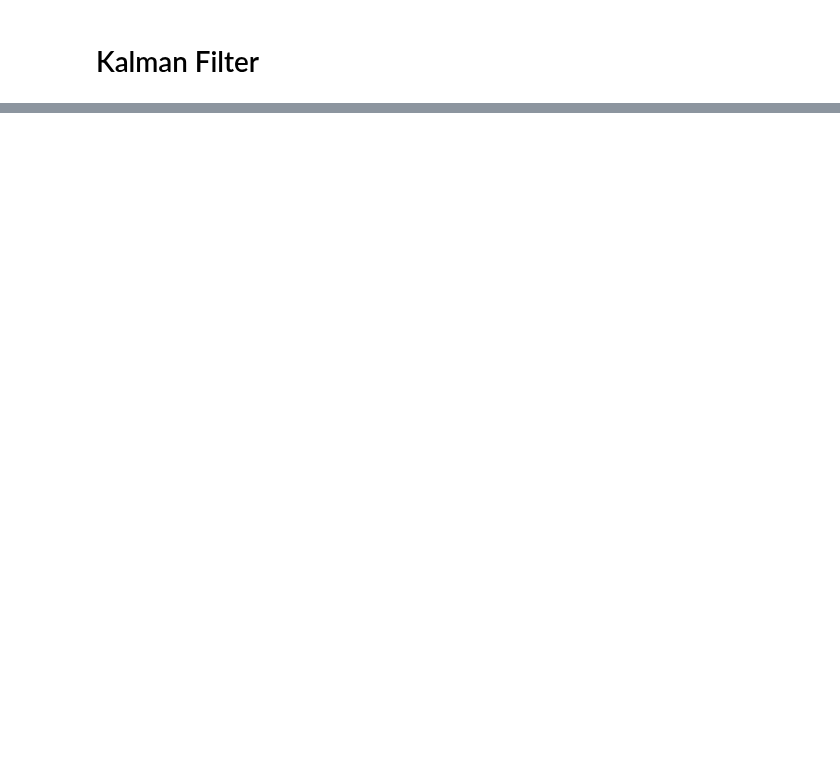
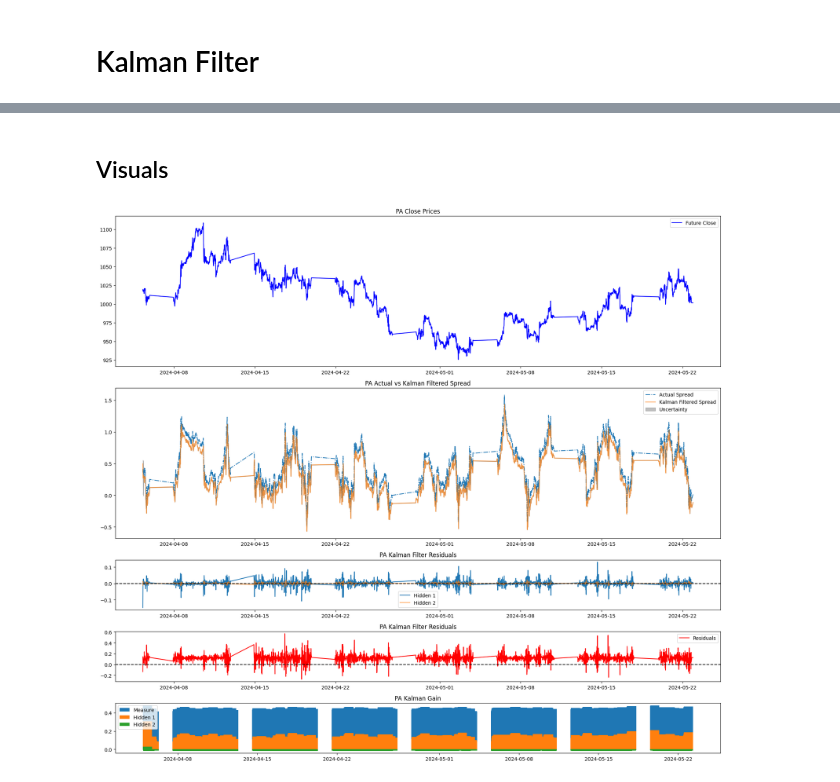
Before and after one commit to adamd1985/intra_day_futures_arb, a Jupyter notebook: ta_stat_model.ipynb, the cells around one changed output, grey strips where cells are left out. Saved outputs shown, nothing was run; the diff lists cells and outputs as text; code cells hidden in the pictures; blank space fills up the shorter version.

```diff
--- a/ta_stat_model.ipynb
+++ b/ta_stat_model.ipynb
@@ -90,3 +111,3 @@ plt.show()
 # %%
-target_fut_df = futs_df[[f"{TARGET_FUT}_Close"]]
+target_fut_df = futs_df[[f"{TARGET_FUT}_Close", f"{TARGET_FUT}_Volume"]]
 target_fut_df
@@ -390,0 +200,9 @@ plt.show()
+# %%
+from signals import signal_bollinger_bands
+
+window = abs(HALF_LIFE)
+bb_df = signal_bollinger_bands(target_fut_df, f"{TARGET_FUT}_Close", window=window, std_factor=2.0)
+spread = bb_df["%B"].bfill().ffill()
+volumes = target_fut_df[f"{TARGET_FUT}_Volume"].to_numpy() # Keep uncertainty unscaled, i want it to impact more.
+
+assert not np.isnan(spread).any() and not np.isnan(volumes).any()
@@ -390,0 +384,45 @@ plt.show()
+# %% [markdown]
+## Visuals
+# %%
+import matplotlib.pyplot as plt
+
+fig, axs = plt.subplots(5, gridspec_kw={'height_ratios': [3, 3, 1, 1, 1]}, figsize=(18, 16))
+
+# Plot the future's close prices
+axs[0].plot(futs_df.index[-len(results['X']):], futs_df[f'{TARGET_FUT}_Close'].tail(len(results['X'])), label='Future Close', color='blue')
+axs[0].set_title(f'{TARGET_FUT} Close Prices')
+axs[0].legend()
+
+# Plot the actual vs filtered observables with uncertainty tunnel
+axs[1].plot(results.index, results['X'], label='Actual Spread', linestyle="-.")
+axs[1].plot(results.index, results['Filtered_X'], label='Kalman Filtered Spread', alpha=0.7)
+axs[1].fill_between(results.index, results['Filtered_X'] - results['Uncertainty'],
+                    results['Filtered_X'] + results['Uncertainty'],
+                    color='gray', alpha=0.5, label='Uncertainty')
+axs[1].set_title(f'{TARGET_FUT} Actual vs Kalman Filtered Spread')
+axs[1].legend()
+
+# Plot the residuals
+axs[2].plot(results.index, results['Z1'], label='Hidden 1')
+axs[2].plot(results.index, results['Z2'], label='Hidden 2', alpha=0.7)
+axs[2].set_title(f'{TARGET_FUT} Kalman Filter Residuals')
+axs[2].axhline(y=0, color='black', linestyle='--')
+axs[2].legend()
+
+# Plot the residuals
+axs[3].plot(results.index, results['Residuals'], label='Residuals', color='red')
+axs[3].set_title(f'{TARGET_FUT} Kalman Filter Residuals')
+axs[3].axhline(y=0, color='black', linestyle='--')
+axs[3].legend()
+
+# Kalman Gain
+axs[4].bar(results.index, results['KG_X'], label='Measure')
+axs[4].bar(results.index, results['KG_Z1'], label='Hidden 1')
+axs[4].bar(results.index, results['KG_Z2'], label='Hidden 2')
+axs[4].set_title(f'{TARGET_FUT} Kalman Gain')
+axs[4].legend()
+
+plt.tight_layout()
+plt.show()
+# %% [output]
+[figure, added]
```
Also changed, not shown: parts of 19 cells of this notebook, 55 other files.
